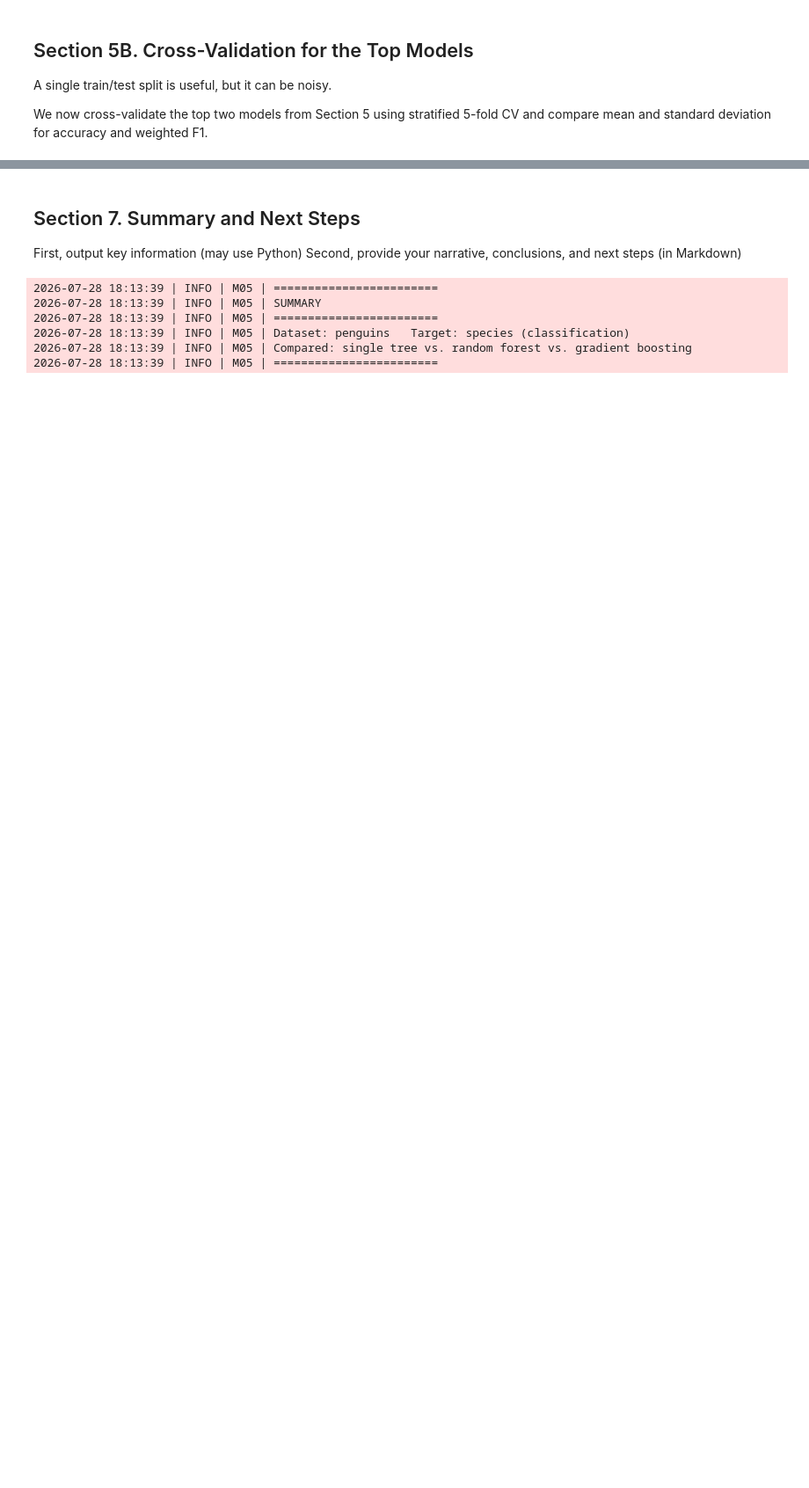
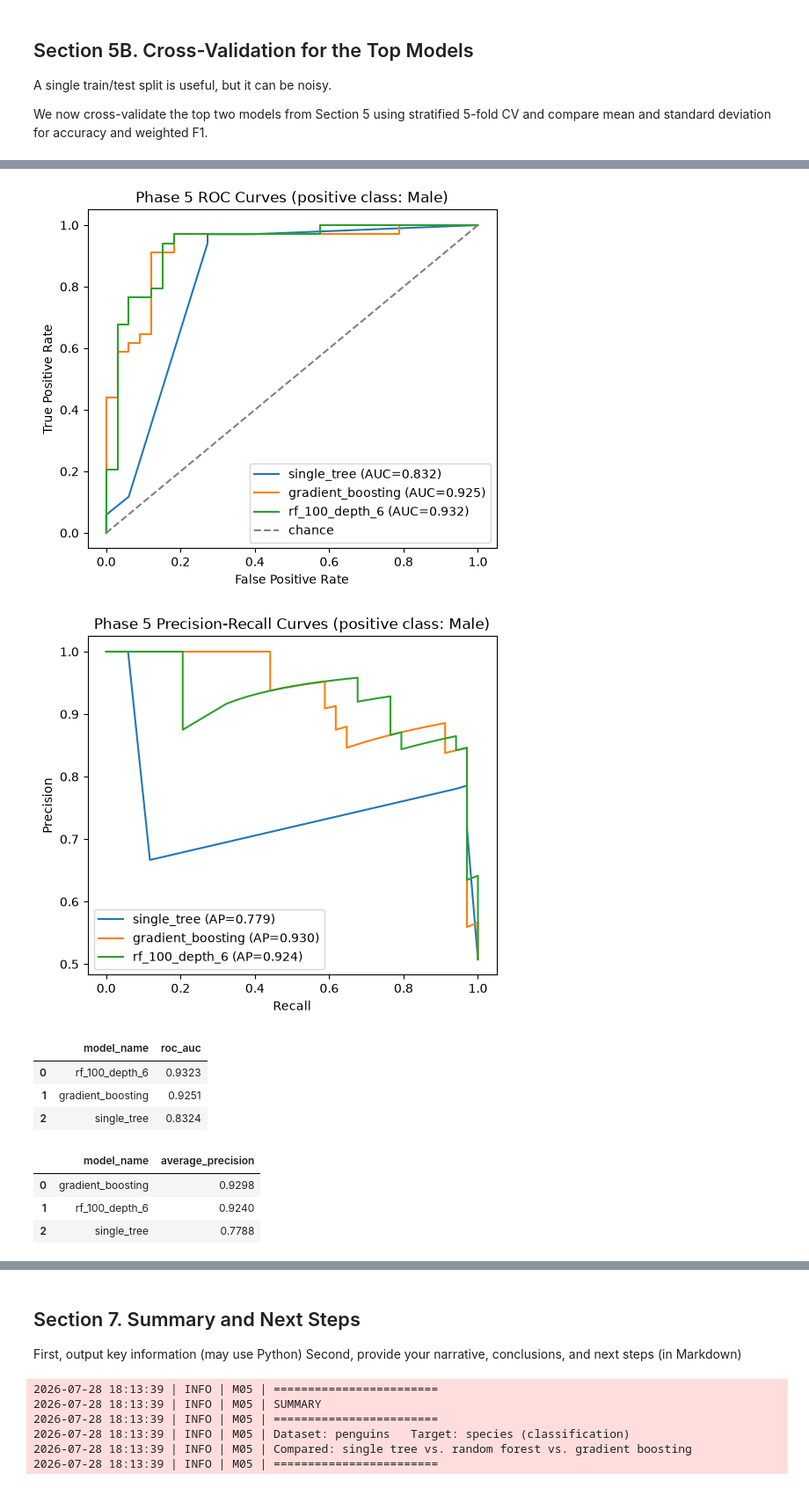
Before and after one commit to Angie-Crews/ml-05-ensembles, a Jupyter notebook: notebooks/ml_05_ensembles_crews.ipynb, the cells around one changed output, grey strips where cells are left out. Shown at 88% size. Drawn from its saved outputs; the diff is of its cells as text; code cells hidden in the pictures; blank space fills up the shorter version.

```diff
--- a/notebooks/ml_05_ensembles_crews.ipynb
+++ b/notebooks/ml_05_ensembles_crews.ipynb
@@ -461,3 +665,75 @@ LOG.info("Cross-validation complete for top models from Section 5.")
+# %%
+# === Section 5D. ROC + PR Curves for Phase 5 Models ===
+
+# Positive class setup for probability-based curves
+positive_label = "Male"
+y_test_binary = (y_test == positive_label).astype(int)
+
+roc_rows: list[dict[str, float | str]] = []
+pr_rows: list[dict[str, float | str]] = []
+
+plt.figure(figsize=(6, 5))
+for model_name, estimator in phase5_models.items():
+    if hasattr(estimator, "predict_proba"):
+        y_score = estimator.predict_proba(X_test)[:, 1]
+    else:
+        # fallback for models without predict_proba
+        y_score = estimator.decision_function(X_test)
+
+    fpr, tpr, _ = roc_curve(y_test_binary, y_score)
+    roc_auc = float(auc(fpr, tpr))
+    roc_rows.append({"model_name": model_name, "roc_auc": roc_auc})
+    plt.plot(fpr, tpr, label=f"{model_name} (AUC={roc_auc:.3f})")
+
+plt.plot([0, 1], [0, 1], linestyle="--", color="gray", label="chance")
+plt.xlabel("False Positive Rate")
+plt.ylabel("True Positive Rate")
+plt.title("Phase 5 ROC Curves (positive class: Male)")
+plt.legend(loc="lower right")
+plt.show()
+
+plt.figure(figsize=(6, 5))
+for model_name, estimator in phase5_models.items():
+    if hasattr(estimator, "predict_proba"):
+        y_score = estimator.predict_proba(X_test)[:, 1]
+    else:
+        y_score = estimator.decision_function(X_test)
+
+    precision_vals, recall_vals, _ = precision_recall_curve(y_test_binary, y_score)
+    ap_score = float(average_precision_score(y_test_binary, y_score))
+    pr_rows.append({"model_name": model_name, "average_precision": ap_score})
+    plt.plot(recall_vals, precision_vals, label=f"{model_name} (AP={ap_score:.3f})")
+
+plt.xlabel("Recall")
+plt.ylabel("Precision")
+plt.title("Phase 5 Precision-Recall Curves (positive class: Male)")
+plt.legend(loc="lower left")
+plt.show()
+
+roc_summary_df = (
+    pd.DataFrame(roc_rows)
+    .sort_values(by="roc_auc", ascending=False)
+    .reset_index(drop=True)
+)
+pr_summary_df = (
+    pd.DataFrame(pr_rows)
+    .sort_values(by="average_precision", ascending=False)
+    .reset_index(drop=True)
+)
+
+display(roc_summary_df.round(4))
+display(pr_summary_df.round(4))
+# %% [output]
+[figure, added]
+[figure, added]
+|  | model_name | roc_auc |
+| 0 | rf_100_depth_6 | 0.9323 |
+| 1 | gradient_boosting | 0.9251 |
+| 2 | single_tree | 0.8324 |
+|  | model_name | average_precision |
+| 0 | gradient_boosting | 0.9298 |
+| 1 | rf_100_depth_6 | 0.9240 |
+| 2 | single_tree | 0.7788 |
 # %%
 # === Section 6. Feature Importances (Random Forest) ===
 
```
Also changed, not shown: parts of 16 cells of this notebook, 1 other file.
